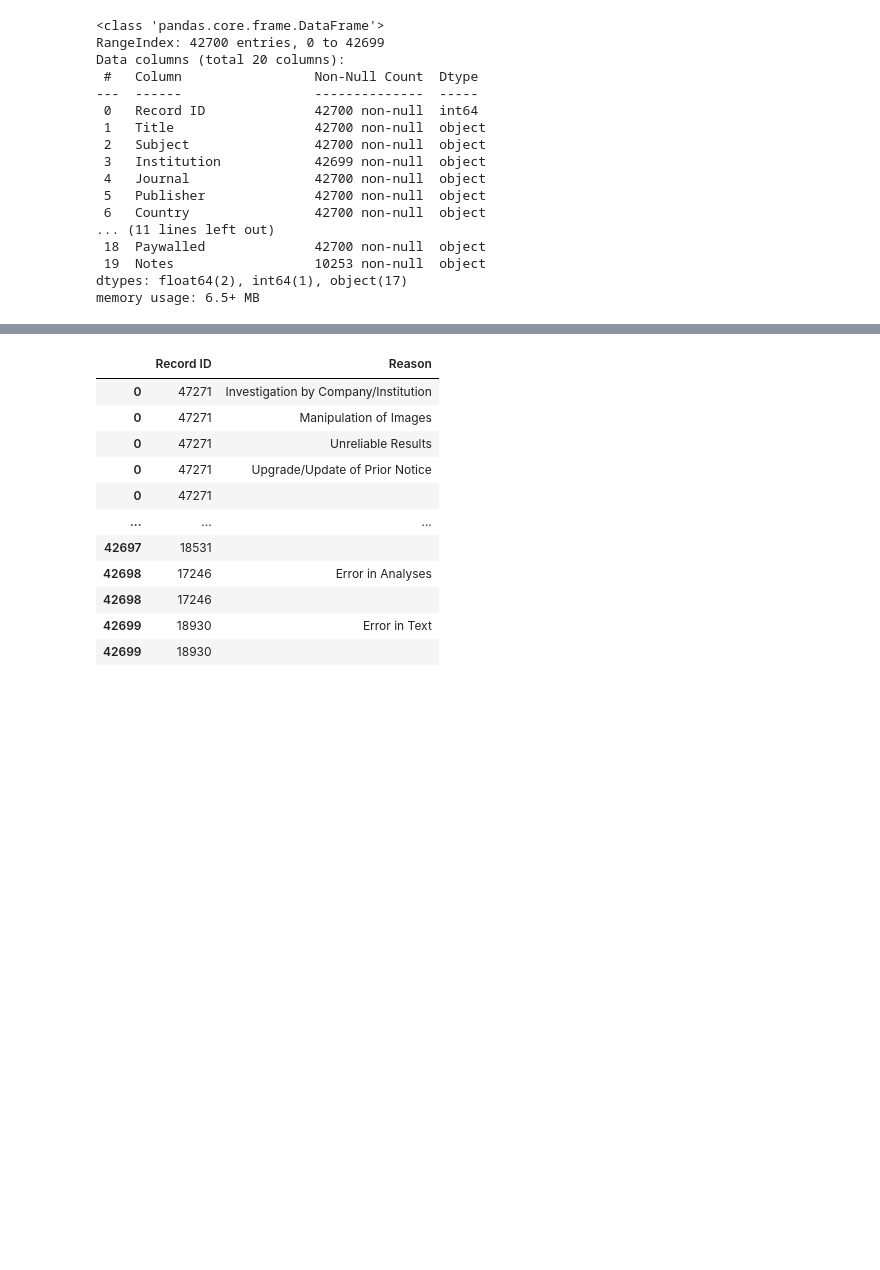
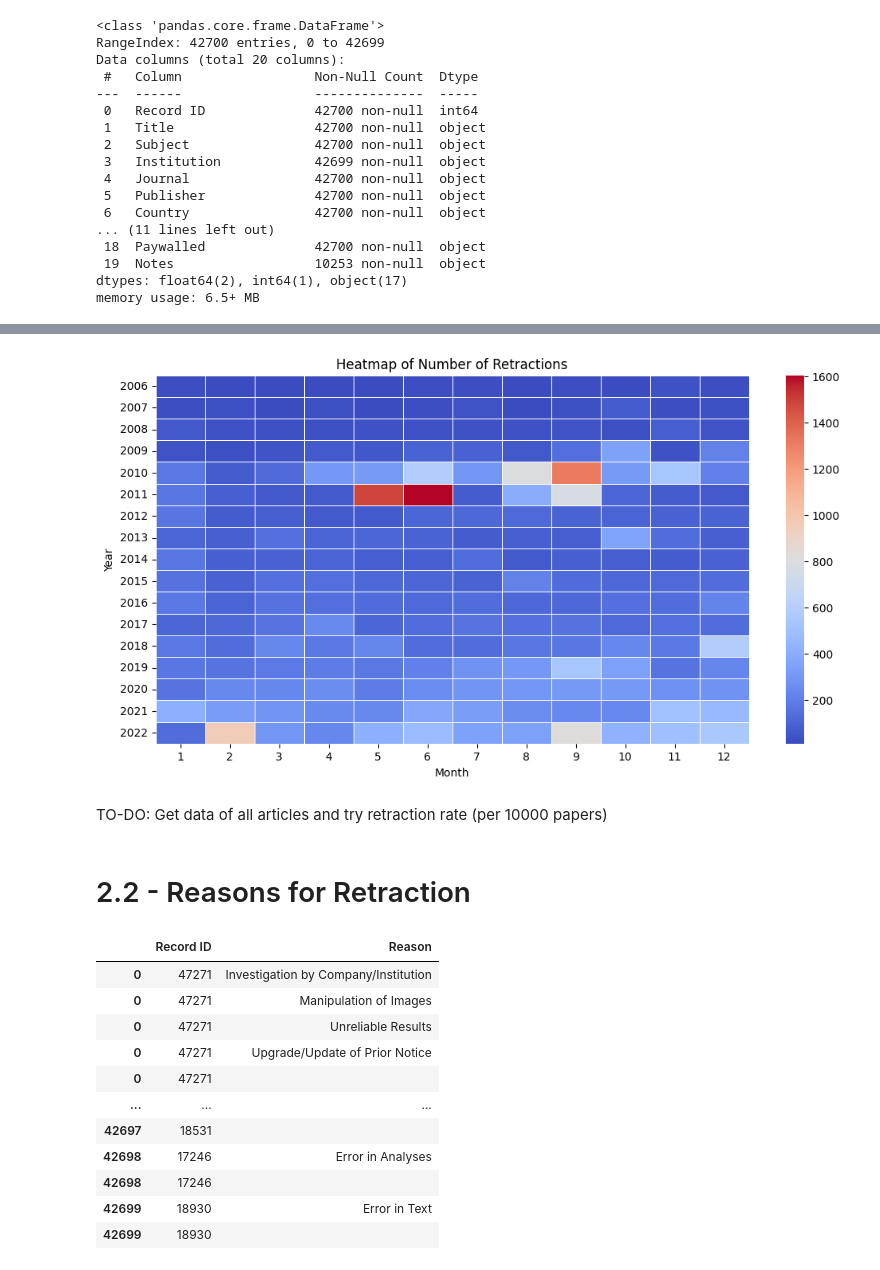
Before and after one commit to IsabelCD/Retractions, a Jupyter notebook: retraction_watch.ipynb, the cells around one changed output, grey strips where cells are left out. Saved outputs shown, nothing was run; the diff lists cells and outputs as text; code cells hidden in the pictures; blank space fills up the shorter version.

```diff
--- a/retraction_watch.ipynb
+++ b/retraction_watch.ipynb
@@ -35,0 +99,16 @@ memory usage: 6.5+ MB
+# %%
+heatmap_data = rw[(rw['RetractionDate'].dt.year != 2023) & (rw['RetractionDate'].dt.year >2005)].copy()
+heatmap_data['year'] = heatmap_data['RetractionDate'].dt.year
+heatmap_data['month'] = heatmap_data['RetractionDate'].dt.month
+
+heatmap_data = heatmap_data.pivot_table(index='year', columns='month', values='Record ID', aggfunc=pd.Series.nunique, fill_value=0)
+
+# Create the heatmap
+plt.figure(figsize=(12, 6))
+sns.heatmap(heatmap_data, annot= False, fmt='d', cmap='coolwarm', linewidths=0.5)
+plt.title('Heatmap of Number of Retractions')
+plt.xlabel('Month')
+plt.ylabel('Year')
+plt.show()
+# %% [output]
+[figure, added]
@@ -36,3 +118,7 @@ memory usage: 6.5+ MB
+# %% [markdown]
+TO-DO: Get data of all articles and try retraction rate (per 10000 papers)
+# %% [markdown]
+# 2.2 - Reasons for Retraction <a class="anchor" id="section_2_2"></a>
 # %%
 motives = rw[['Record ID','Reason']]
 motives.loc[:, 'Reason'] = motives['Reason'].str.split(';')
```
Also changed, not shown: parts of 25 cells of this notebook, 4 other files.
